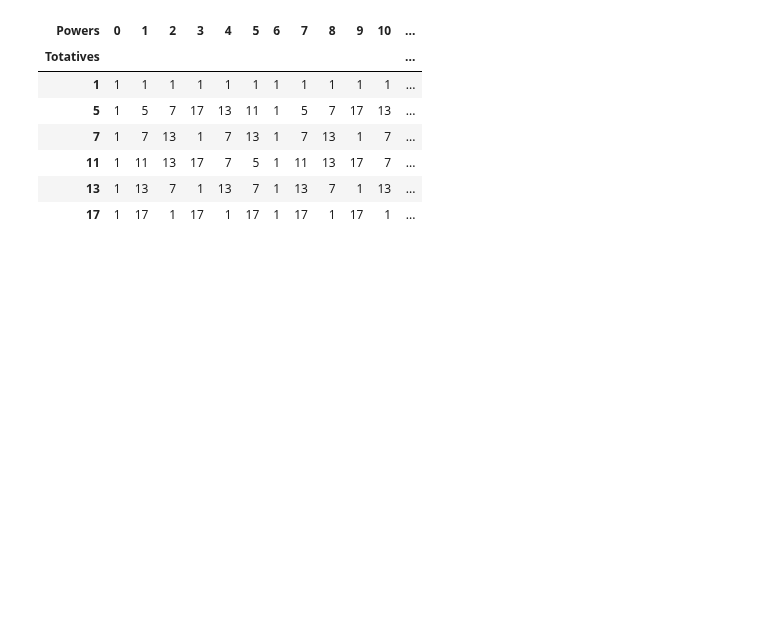
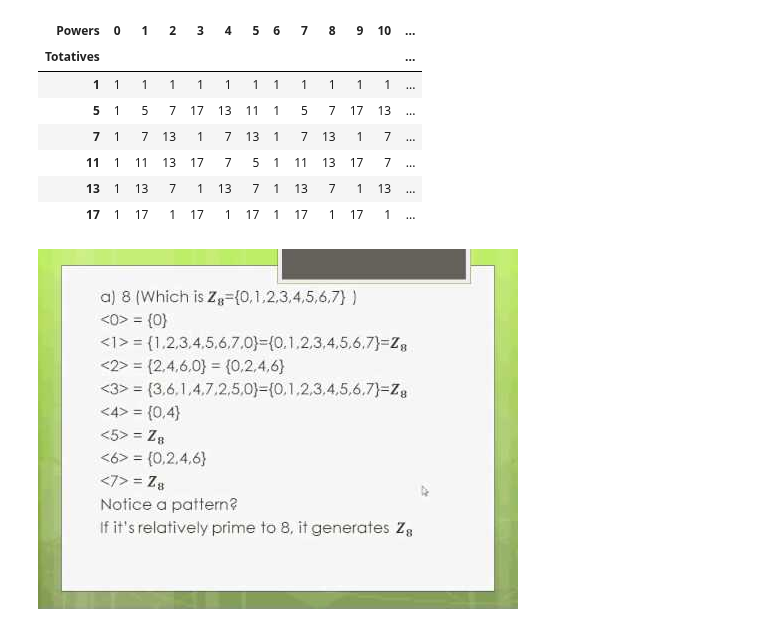
Before and after one commit to 4dsolutions/elite_school, a Jupyter notebook: ADS_sandbox_2.ipynb, the cells around one changed output. Saved outputs shown, nothing was run; the diff lists cells and outputs as text; code cells hidden in the pictures; blank space fills up the shorter version.

```diff
--- a/ADS_sandbox_2.ipynb
+++ b/ADS_sandbox_2.ipynb
@@ -218,3 +226,7 @@ t
 | 11 | 1 | 11 | 13 | 17 | 7 | 5 | 1 | 11 | 13 | 17 | 7 | ... |
 | 13 | 1 | 13 | 7 | 1 | 13 | 7 | 1 | 13 | 7 | 1 | 13 | ... |
 | 17 | 1 | 17 | 1 | 17 | 1 | 17 | 1 | 17 | 1 | 17 | 1 | ... |
+# %%
+YouTubeVideo("uwUVKwC6E_0")
+# %% [output]
+[figure, added]
```
Also changed, not shown: parts of 4 cells of this notebook.
